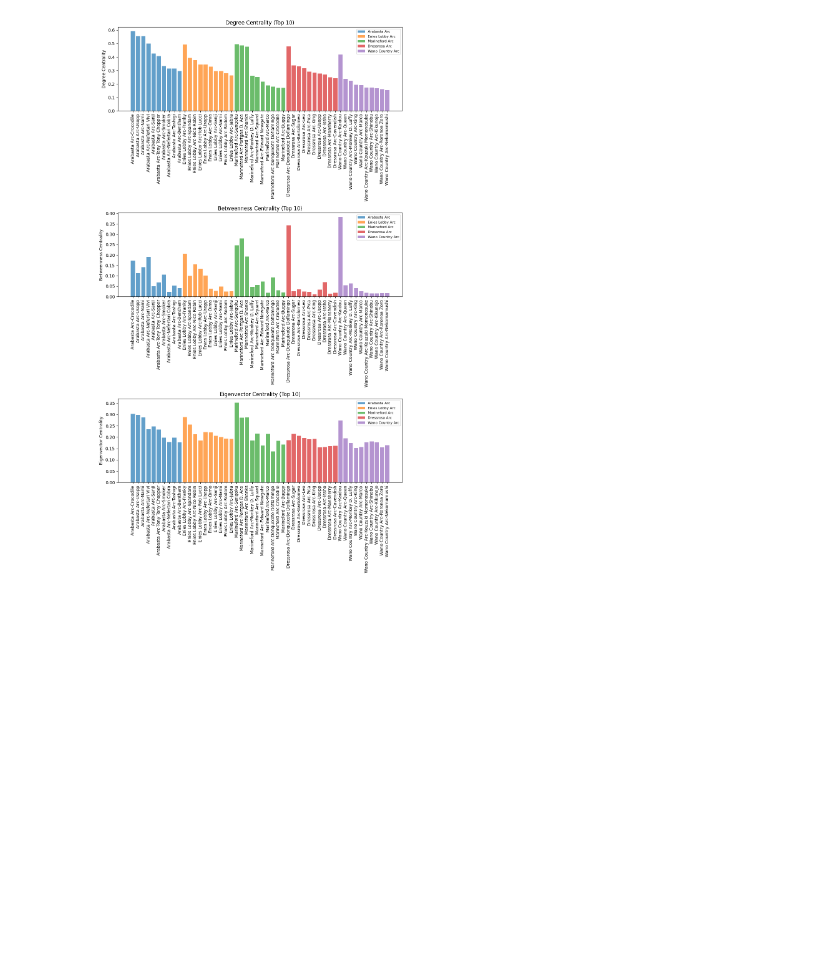
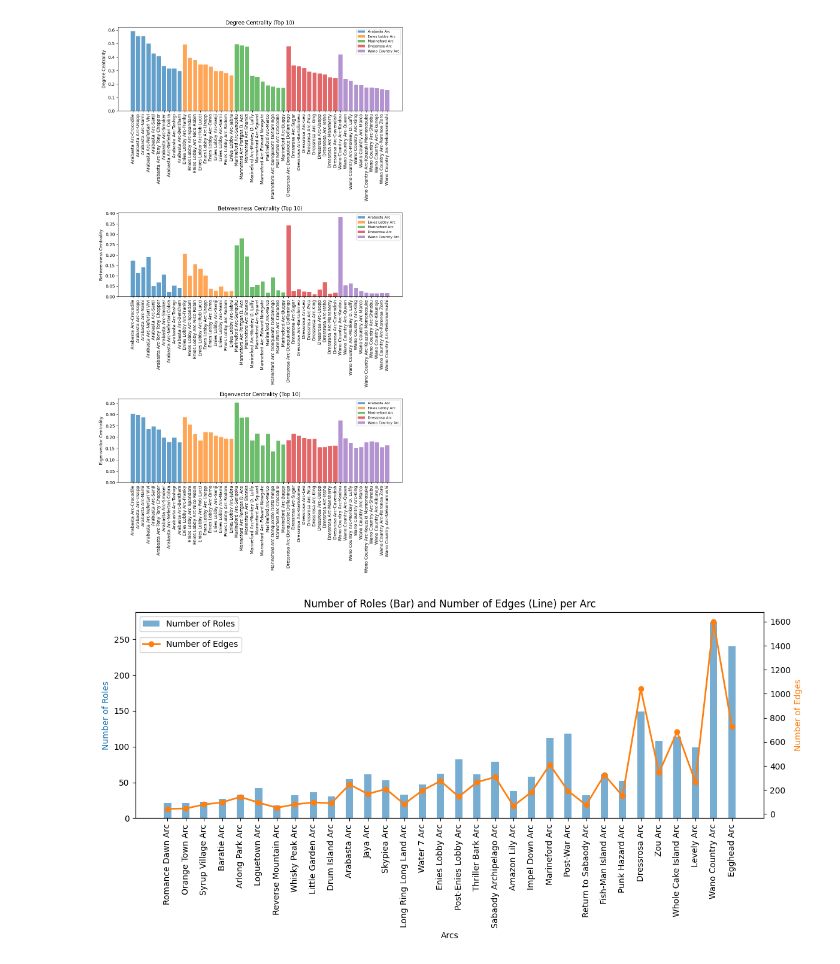
Before and after one commit to Qingwen-Zeng/Social-Graphs-and-Interactions-Final-Project, a Jupyter notebook: jupyter_notebooks/Arc Network Construction.ipynb, the cells around one changed output. Saved outputs shown, nothing was run; the diff lists cells and outputs as text; code cells hidden in the pictures; blank space fills up the shorter version.

```diff
--- a/jupyter_notebooks/Arc Network Construction.ipynb
+++ b/jupyter_notebooks/Arc Network Construction.ipynb
@@ -540,2 +537,52 @@ plt.show()
 # %% [output]
 [figure]
+# %%
+# Define the order of arcs
+arc_order = [
+    "Romance Dawn Arc", "Orange Town Arc", "Syrup Village Arc", "Baratie Arc", "Arlong Park Arc",
+    "Loguetown Arc", "Reverse Mountain Arc", "Whisky Peak Arc", "Little Garden Arc", "Drum Island Arc",
+    "Arabasta Arc", "Jaya Arc", "Skypiea Arc", "Long Ring Long Land Arc", "Water 7 Arc", "Enies Lobby Arc",
+    "Post-Enies Lobby Arc", "Thriller Bark Arc", "Sabaody Archipelago Arc", "Amazon Lily Arc", "Impel Down Arc",
+    "Marineford Arc", "Post-War Arc", "Return to Sabaody Arc", "Fish-Man Island Arc", "Punk Hazard Arc",
+    "Dressrosa Arc", "Zou Arc", "Whole Cake Island Arc", "Levely Arc", "Wano Country Arc", "Egghead Arc"
+]
+
+# Initialize lists to store the number of nodes (roles) and edges for each arc
+nodes_count = []
+edges_count = []
+
+# Collect data for each arc
+for arc_name in arc_order:
+    graph = arc_graph_map[arc_name]
+    nodes_count.append(len(graph.nodes))
+    edges_count.append(len(graph.edges))
+
+# Create the plot
+fig, ax1 = plt.subplots(figsize=(12, 6))
+
+# Plot the bar chart for number of nodes (roles)
+ax1.bar(arc_order, nodes_count, color='#1f77b4', alpha=0.6, label='Number of Roles', width=0.4, align='center')
+ax1.set_xlabel('Arcs')
+ax1.set_ylabel('Number of Roles', color='#1f77b4')
+ax1.tick_params(axis='x', rotation=90)
+ax1.set_title('Number of Roles (Bar) and Number of Edges (Line) per Arc')
+
+# Create a second axis to plot the line chart for number of edges
+ax2 = ax1.twinx()
+ax2.plot(arc_order, edges_count, color='#ff7f0e', marker='o', label='Number of Edges', linewidth=2)
+ax2.set_ylabel('Number of Edges', color='#ff7f0e')
+
+# Add legends to the left upper corner
+ax1.legend(loc='upper left', bbox_to_anchor=(0, 1), fontsize=10)
+ax2.legend(loc='upper left', bbox_to_anchor=(0, 0.9), fontsize=10)
+
+# Tight layout to prevent label overlap
+plt.tight_layout()
+
+# Save the figure
+plt.savefig('arc_roles_and_edges_colored_legend_left.png')
+
+# Show the plot
+plt.show()
+# %% [output]
+[figure, added]
```
Also changed, not shown: parts of 1 cell of this notebook.
